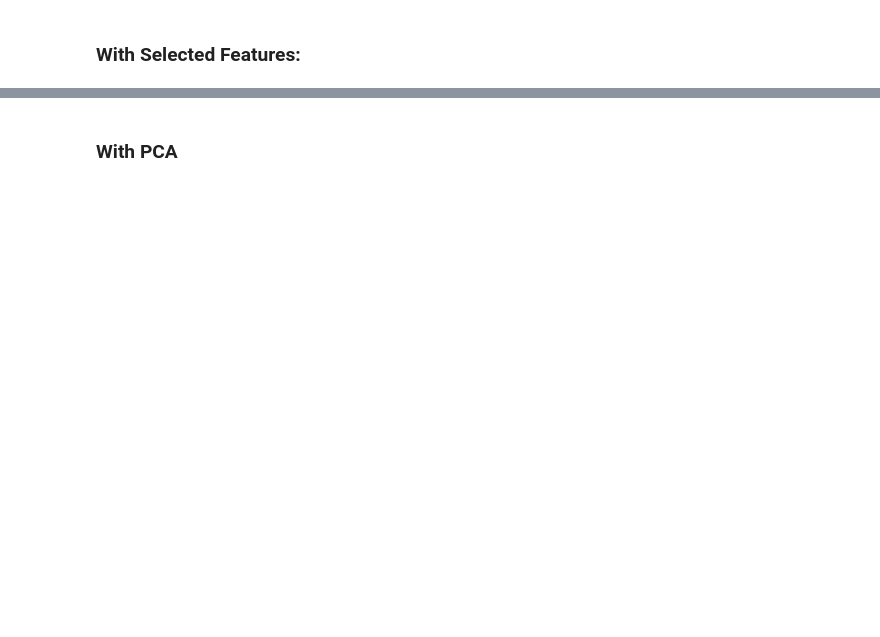
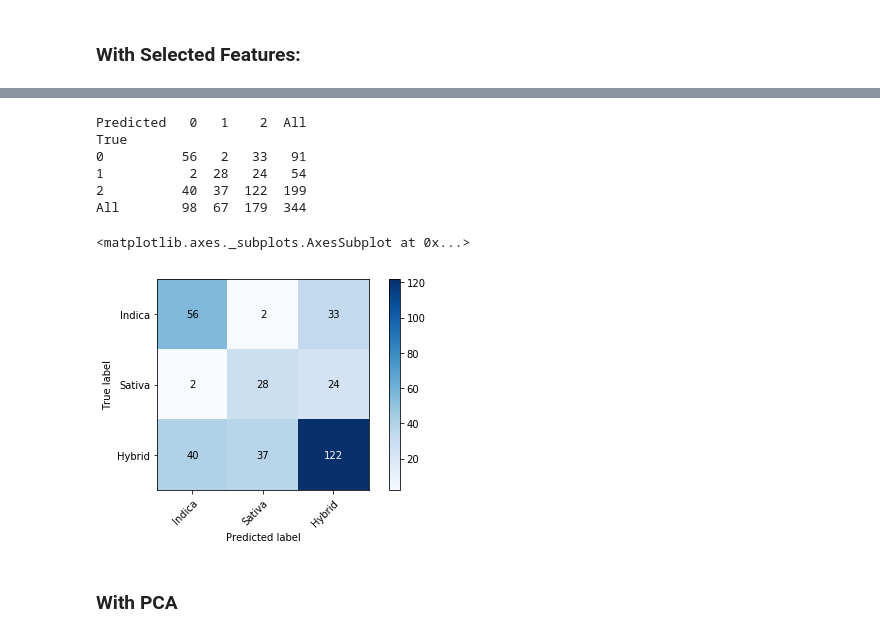
Before and after one commit to mackenziemitchell6/CannabiClass, a Jupyter notebook: RealFullCannabiClass.ipynb, the cells around one changed output, grey strips where cells are left out. Drawn from its saved outputs; the diff is of its cells as text; code cells hidden in the pictures; blank space fills up the shorter version.

```diff
--- a/RealFullCannabiClass.ipynb
+++ b/RealFullCannabiClass.ipynb
@@ -267,6 +319,17 @@ weighted avg       0.61      0.60      0.60       344
 array([[ 56,   2,  40],
        [  2,  28,  37],
        [ 33,  24, 122]])
+# %%
+plot_corr_matrix(y_test,test_preds,['Indica','Sativa','Hybrid'])
+# %% [output]
+Predicted   0   1    2  All
+True
+0          56   2   33   91
+1           2  28   24   54
+2          40  37  122  199
+All        98  67  179  344
+<matplotlib.axes._subplots.AxesSubplot at 0x...>
+[figure, added]
 # %% [markdown]
 ### With PCA
 # %%
```
Also changed, not shown: parts of 22 cells of this notebook.
